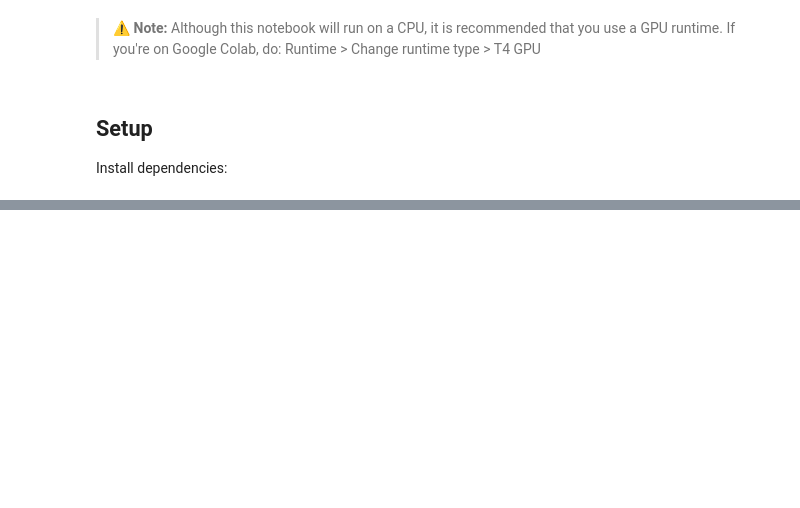
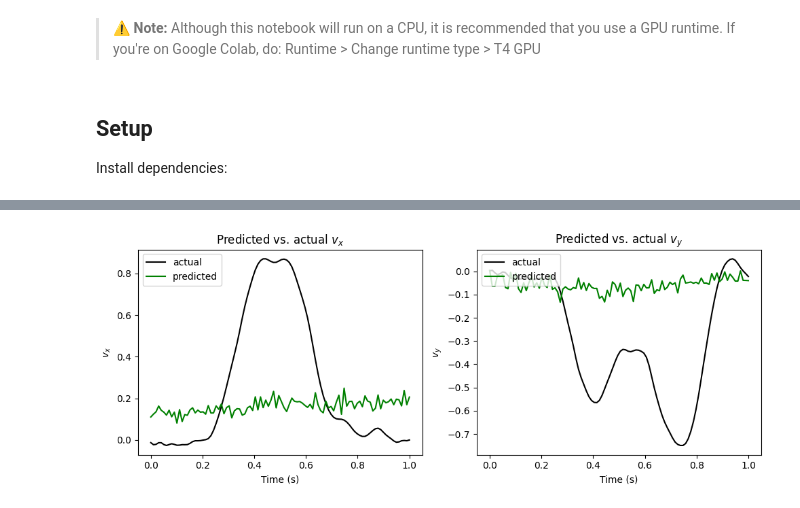
Before and after one commit to neuro-galaxy/torch_brain, a Jupyter notebook: docs/source/notebooks/ndt_multi_session_example/ndt_multi_session_example.ipynb, the cells around one changed output, grey strips where cells are left out. Saved outputs shown, nothing was run; the diff lists cells and outputs as text; code cells hidden in the pictures; blank space fills up the shorter version.

```diff
--- a/docs/source/notebooks/ndt_multi_session_example/ndt_multi_session_example.ipynb
+++ b/docs/source/notebooks/ndt_multi_session_example/ndt_multi_session_example.ipynb
@@ -241,0 +244,16 @@ Using device: cuda
+# %%
+model = NDT(
+    hidden_dim=128,
+    encoder_num_heads=8,
+    encoder_ffn_factor=2,
+    encoder_num_layers=4,
+    dropout=0.1,
+    num_units=train_ds.num_units,
+    ctx_window=WINDOW_LENGTH,
+    bin_size=BIN_SIZE,
+    output_dim=2,
+).to(device)
+
+num_params = sum(p.numel() for p in model.parameters() if p.requires_grad)
+print(f"Trainable parameters: {num_params:,}")
+print(model)
@@ -241,0 +325,23 @@ Using device: cuda
+# %%
+model.eval()
+with torch.no_grad():
+    X, Y = val_ds[next(iter(val_sampler))]
+    pred = model(X.unsqueeze(0).to(device)).squeeze(0).cpu()
+
+t = np.linspace(0, WINDOW_LENGTH, Y.shape[0])
+fig, axes = plt.subplots(1, 2, figsize=(10, 4))
+names = ["$v_x$", "$v_y$"]
+
+for i, name in enumerate(names):
+    axes[i].plot(t, Y[:, i].numpy(), label="actual", color="k")
+    axes[i].plot(t, pred[:, i].numpy(), label="predicted", color="green")
+    axes[i].set_xlabel("Time (s)")
+    axes[i].set_ylabel(name)
+    axes[i].legend(loc="upper left")
+axes[0].set_title("Predicted vs. actual $v_x$", usetex=False)
+axes[1].set_title("Predicted vs. actual $v_y$", usetex=False)
+
+plt.tight_layout()
+plt.show()
+# %% [output]
+[figure, added]
```
Also changed, not shown: parts of 22 cells of this notebook.
